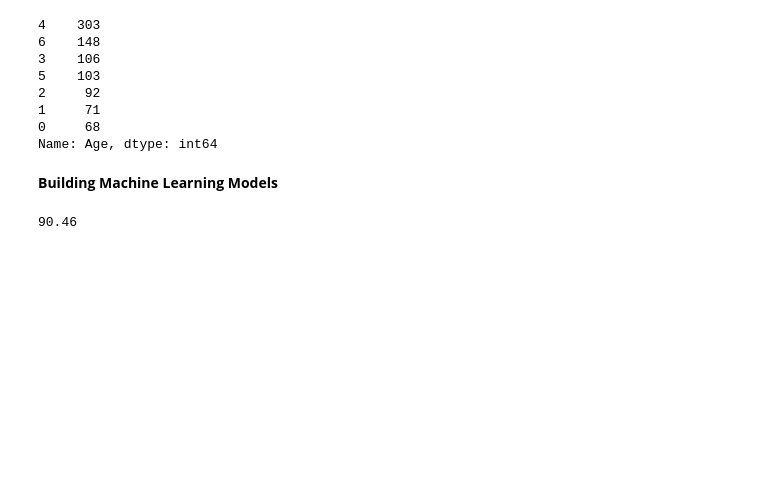
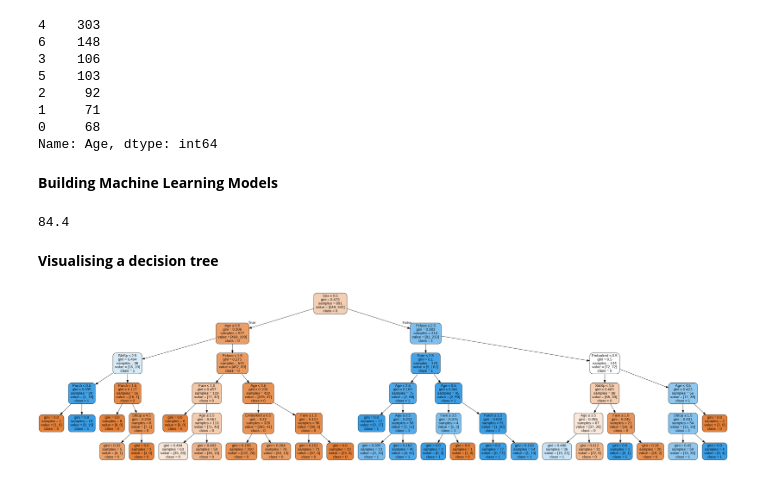
Before and after one commit to aashigupta1202/decision_tree, a Jupyter notebook: Decision_trees.ipynb, the cells around one changed output. Cells and saved outputs as stored; diff of their text form; code cells hidden in the pictures; blank space fills up the shorter version.

```diff
--- a/Decision_trees.ipynb
+++ b/Decision_trees.ipynb
@@ -243,11 +243,13 @@ X_train = train_df.drop("Survived", axis=1)
 Y_train = train_df["Survived"]
 X_test  = test_df.copy()
 # %%
-decision_tree = DecisionTreeClassifier()
+decision_tree = DecisionTreeClassifier(max_depth = 5)
 decision_tree.fit(X_train, Y_train)
 Y_pred = decision_tree.predict(X_test)
 acc_decision_tree = round(decision_tree.score(X_train, Y_train) * 100, 2)
 # %%
 acc_decision_tree
 # %% [output]
-90.46
+84.4
+# %% [markdown]
+**Visualising a decision tree**
@@ -253,0 +261,9 @@ acc_decision_tree
+# %%
+dot_data = StringIO()
+export_graphviz(decision_tree, out_file=dot_data, feature_names= X_train.columns, class_names= ['0', '1'],
+                filled=True, rounded=True,
+                special_characters=True)
+graph = pydotplus.graph_from_dot_data(dot_data.getvalue())
+Image(graph.create_png())
+# %% [output]
+[figure, added]
```
Also changed, not shown: parts of 2 cells of this notebook.
